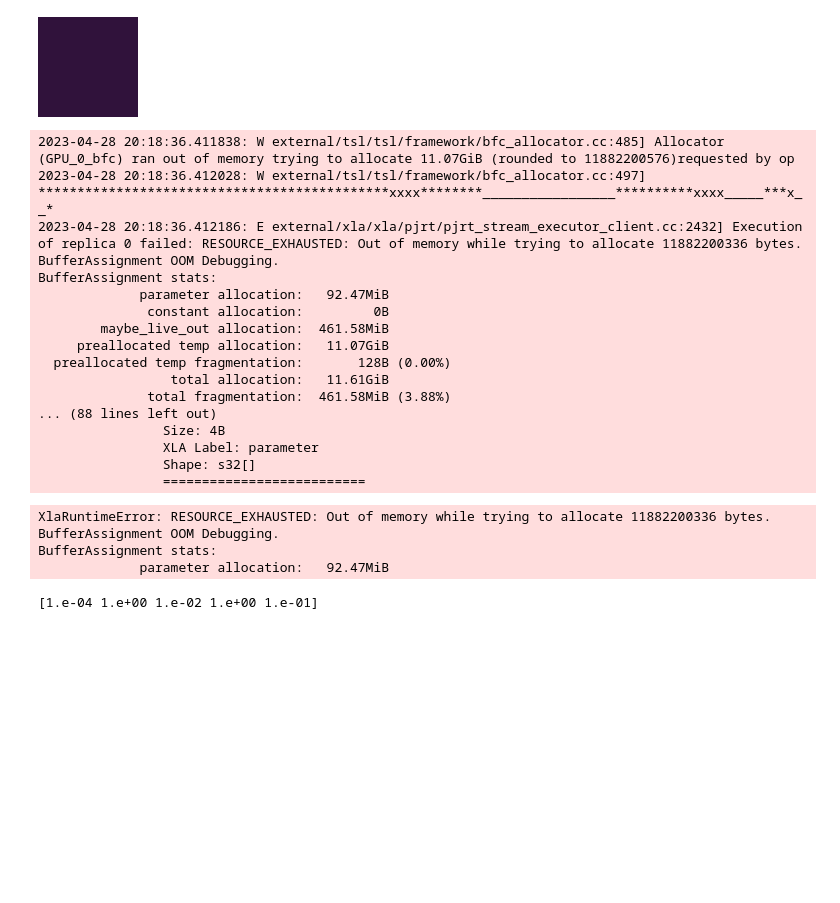
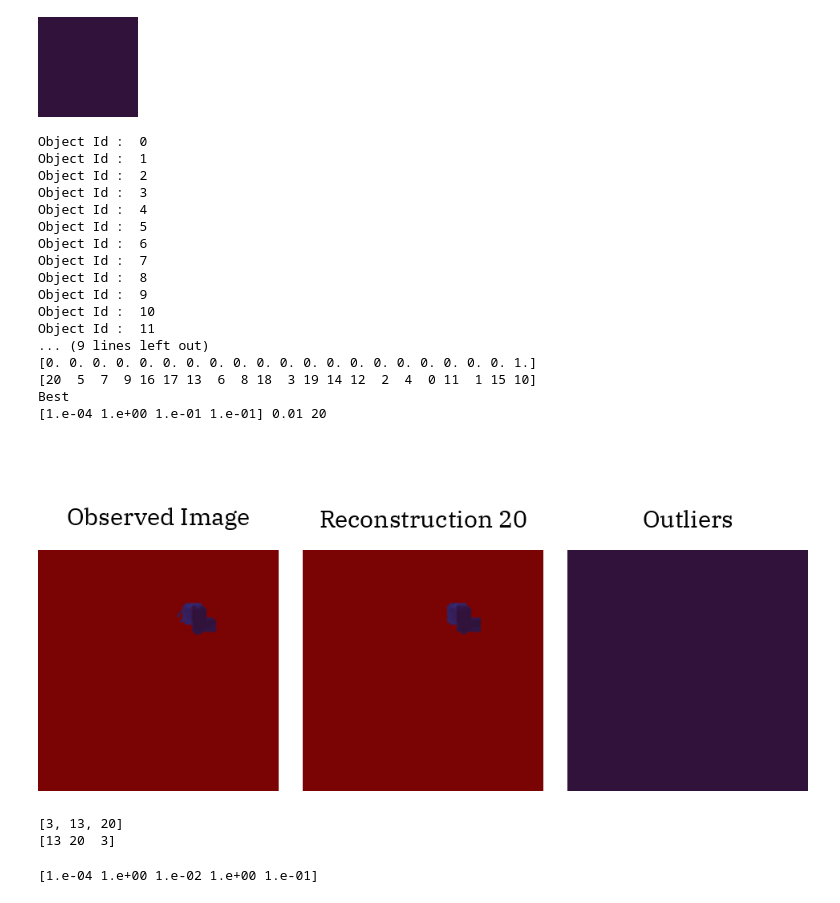
Before and after one commit to probcomp/bayes3d, a Jupyter notebook: experiments/tabletop/scene_parser.ipynb, the cells around one changed output. Saved outputs shown, nothing was run; the diff lists cells and outputs as text; code cells hidden in the pictures; blank space fills up the shorter version.

```diff
--- a/experiments/tabletop/scene_parser.ipynb
+++ b/experiments/tabletop/scene_parser.ipynb
@@ -58,7 +62,7 @@ contact_param_gridding_schedule = [
         20.0, 20.0, jnp.pi/5,
         11,11,5
     ),
-    j.make_translation_grid_enu`meration_3d(
+    j.make_translation_grid_enumeration_3d(
         -2.0, -2.0, -jnp.pi/5/5,
         2.0, 2.0, jnp.pi/5/5,
         11,11,5
@@ -117,10 +121,9 @@ j.get_depth_image(reconstruction[:,:,2])
 # %% [output]
 [figure]
 # %%
-## all_hypotheses = []
+all_hypotheses = []
 for obj_id in range(21):
-#     print("Object Id : ", obj_id)
-
+    print("Object Id : ", obj_id)
     contact_param = jnp.zeros(3)
     p = None
     for c2f_iter in range(len(contact_param_gridding_schedule)):
@@ -143,7 +146,9 @@ for obj_id in range(21):
         reconstruction = renderer.render_multiobject_parallel(
             potential_poses, object_ids + [obj_id]
         )
-        p = j.threedp3_likelihood_multi_r_full_hierarchical_bayes_jit(observed_point_cloud_image, reconstruction[:,:,:,:3], reconstruction[:,:,:, -1], POTENTIAL_R, OUTLIER_PROBS, OUTLIER_VOLUME)
+        p = j.threedp3_likelihood_multi_r_full_hierarchical_bayes_jit(
+            observed_point_cloud_image, reconstruction[:,:,:,:3], reconstruction[:,:,:, -1], POTENTIAL_R, OUTLIER_PROBS, OUTLIER_VOLUME
+        )
         ii,jj,kk = jnp.unravel_index(p.argmax(), p.shape)
         contact_param = contact_param_grid[ii]
 #         print(POTENTIAL_R[jj])
@@ -166,56 +171,61 @@ R = best_r
 object_poses = best_poses[:,None,...]
 object_ids = object_ids + [obj_id]
 
 
 outliers = (
-    (1.0 - best_outlier_prob) * (j.gaussian_mixture_image_multi_r_jit(observed_point_cloud_image, reconstruction[:,:,:3], reconstruction[:,:, -1], best_r))
+    (jnp.log(1.0 - best_outlier_prob)  + jnp.log(j.threedp3_likelihood_multi_r_per_pixel(
+        observed_point_cloud_image, reconstruction[:,:,:3], reconstruction[:,:, -1], best_r, 0.0, 1.0)
+    ))
         <
-    (best_outlier_prob / OUTLIER_VOLUME)
+    jnp.log(best_outlier_prob / OUTLIER_VOLUME)
 )
 
 # height_factor = outlier_prob_viz.height / observed_image_viz.height
 
 viz1 = j.multi_panel(
     [j.scale_image(j.get_depth_image(r[1][:,:,2]), SCALING_FACTOR) for r in all_hypotheses],
     labels=["{:d} : {:0.3f}".format(idx, i[0].item()) for (idx,i) in enumerate(all_hypotheses)]
 )
 viz2 = j.multi_panel(
     [
         j.scale_image(j.get_depth_image(observed_point_cloud_image[:,:,2]), SCALING_FACTOR),
         j.scale_image(j.get_depth_image(reconstruction[:,:,2]), SCALING_FACTOR),
         j.scale_image(j.get_depth_image(1.0 *outliers), SCALING_FACTOR)
     ],
     labels=[
         "Observed Image",
         "Reconstruction {:d}".format(jnp.argmax(scores)),
         "Outliers",
     ],
     middle_width=30
 )
 
 viz2
 # %% [output]
-2023-04-28 20:18:36.411838: W external/tsl/tsl/framework/bfc_allocator.cc:485] Allocator (GPU_0_bfc) ran out of memory trying to allocate 11.07GiB (rounded to 11882200576)requested by op
-2023-04-28 20:18:36.412028: W external/tsl/tsl/framework/bfc_allocator.cc:497] *********************************************xxxx********_________________**********xxxx_____***x__*
-2023-04-28 20:18:36.412186: E external/xla/xla/pjrt/pjrt_stream_executor_client.cc:2432] Execution of replica 0 failed: RESOURCE_EXHAUSTED: Out of memory while trying to allocate 11882200336 bytes.
-BufferAssignment OOM Debugging.
-BufferAssignment stats:
-             parameter allocation:   92.47MiB
-              constant allocation:         0B
-        maybe_live_out allocation:  461.58MiB
-     preallocated temp allocation:   11.07GiB
-  preallocated temp fragmentation:       128B (0.00%)
-                 total allocation:   11.61GiB
-              total fragmentation:  461.58MiB (3.88%)
-... (88 lines left out)
-                Size: 4B
-                XLA Label: parameter
-                Shape: s32[]
-                ==========================
+Object Id :  0
+Object Id :  1
+Object Id :  2
+Object Id :  3
+Object Id :  4
+Object Id :  5
+Object Id :  6
+Object Id :  7
+Object Id :  8
+Object Id :  9
+Object Id :  10
+Object Id :  11
+... (9 lines left out)
+[0. 0. 0. 0. 0. 0. 0. 0. 0. 0. 0. 0. 0. 0. 0. 0. 0. 0. 0. 0. 1.]
+[20  5  7  9 16 17 13  6  8 18  3 19 14 12  2  4  0 11  1 15 10]
+Best
+[1.e-04 1.e+00 1.e-01 1.e-01] 0.01 20
-XlaRuntimeError: RESOURCE_EXHAUSTED: Out of memory while trying to allocate 11882200336 bytes.
-BufferAssignment OOM Debugging.
-BufferAssignment stats:
-             parameter allocation:   92.47MiB
+[figure, added]
+# %%
+print(object_ids)
+print(indices)
+# %% [output]
+[3, 13, 20]
+[13 20  3]
 # %%
 reconstruction = renderer.render_multiobject(
     object_poses, object_ids
```
Also changed, not shown: parts of 3 cells of this notebook, 2 other files.
